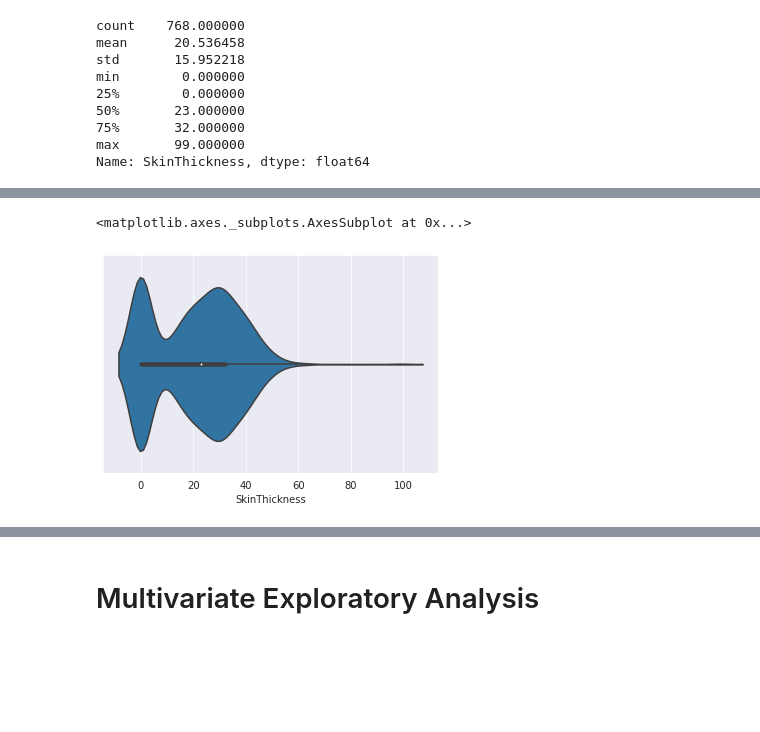
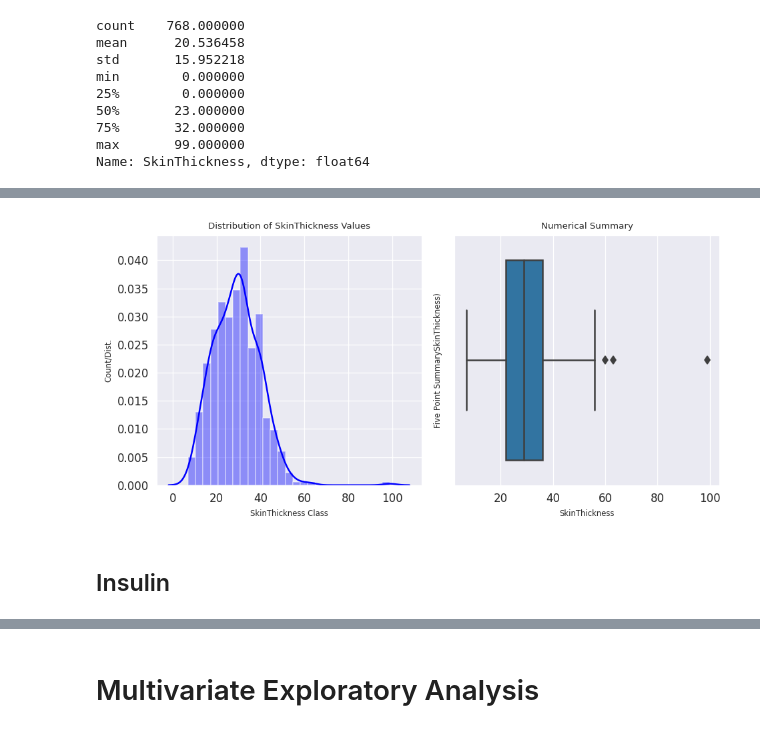
Before and after one commit to RufinoMartin/Diabetes, a Jupyter notebook: Diabetes_Insights.ipynb, the cells around one changed output, grey strips where cells are left out. Cells and saved outputs as stored; diff of their text form; code cells hidden in the pictures; blank space fills up the shorter version.

```diff
--- a/Diabetes_Insights.ipynb
+++ b/Diabetes_Insights.ipynb
@@ -324,5 +324,19 @@ distplot(df.SkinThickness)
-# %%
-violinplot(df.SkinThickness, data=df , orient="v")
-# %% [output]
-<matplotlib.axes._subplots.AxesSubplot at 0x...>
-[figure, removed]
+# %%
+fig,axes = plt.subplots(nrows=1,ncols=2,dpi=120,figsize = (8,4))
+
+plot0=sns.distplot(df[df['SkinThickness']!=0]['SkinThickness'],ax=axes[0],color='blue')
+axes[0].yaxis.set_major_formatter(FormatStrFormatter('%.3f'))
+axes[0].set_title('Distribution of SkinThickness Values',fontdict={'fontsize':8})
+axes[0].set_xlabel('SkinThickness Class',fontdict={'fontsize':7})
+axes[0].set_ylabel('Count/Dist.',fontdict={'fontsize':7})
+plt.tight_layout()
+
+plot1=sns.boxplot(df[df['SkinThickness']!=0]['SkinThickness'],ax=axes[1],orient='v')
+axes[1].set_title('Numerical Summary',fontdict={'fontsize':8})
+axes[1].set_xlabel('SkinThickness',fontdict={'fontsize':7})
+axes[1].set_ylabel(r'Five Point SummarySkinThickness)',fontdict={'fontsize':7})
+plt.tight_layout()
+# %% [output]
+[figure, added]
+# %% [markdown]
+## Insulin
```
Also changed, not shown: parts of 29 cells of this notebook.
